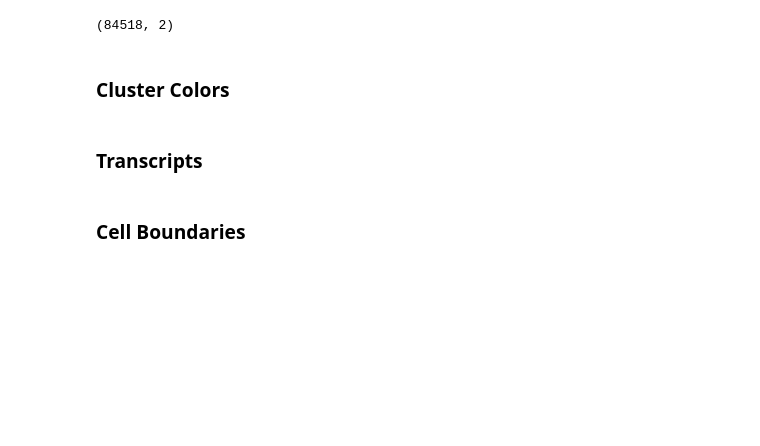
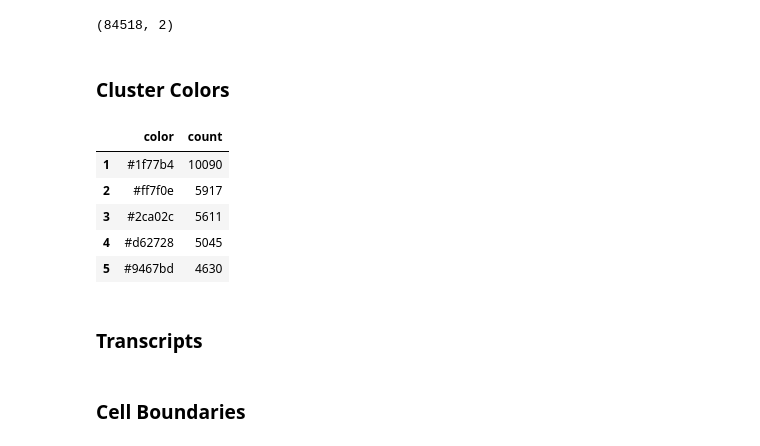
Before and after one commit to broadinstitute/celldega, a Jupyter notebook: notebooks/Pre-process_Xenium_V1_hBoneMarrow_nondiseased_section_outs.ipynb, the cells around one changed output. Saved outputs shown, nothing was run; the diff lists cells and outputs as text; code cells hidden in the pictures; blank space fills up the shorter version.

```diff
--- a/notebooks/Pre-process_Xenium_V1_hBoneMarrow_nondiseased_section_outs.ipynb
+++ b/notebooks/Pre-process_Xenium_V1_hBoneMarrow_nondiseased_section_outs.ipynb
@@ -309,6 +312,15 @@ meta_cluster = pd.DataFrame(ser_color)
 meta_cluster['count'] = ser_counts
 
 meta_cluster.to_parquet(path_landscape_files + 'cell_clusters/meta_cluster.parquet')
+# %%
+meta_cluster.head()
+# %% [output]
+|  | color | count |
+| 1 | #1f77b4 | 10090 |
+| 2 | #ff7f0e | 5917 |
+| 3 | #2ca02c | 5611 |
+| 4 | #d62728 | 5045 |
+| 5 | #9467bd | 4630 |
 # %% [markdown]
 ### Transcripts
 # %%
```
Also changed, not shown: parts of 3 cells of this notebook, 2 other files.
